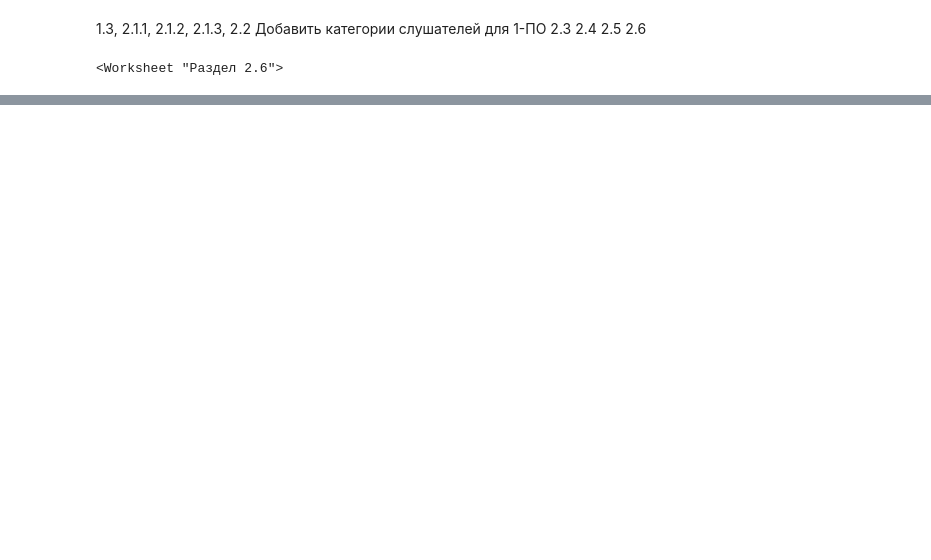
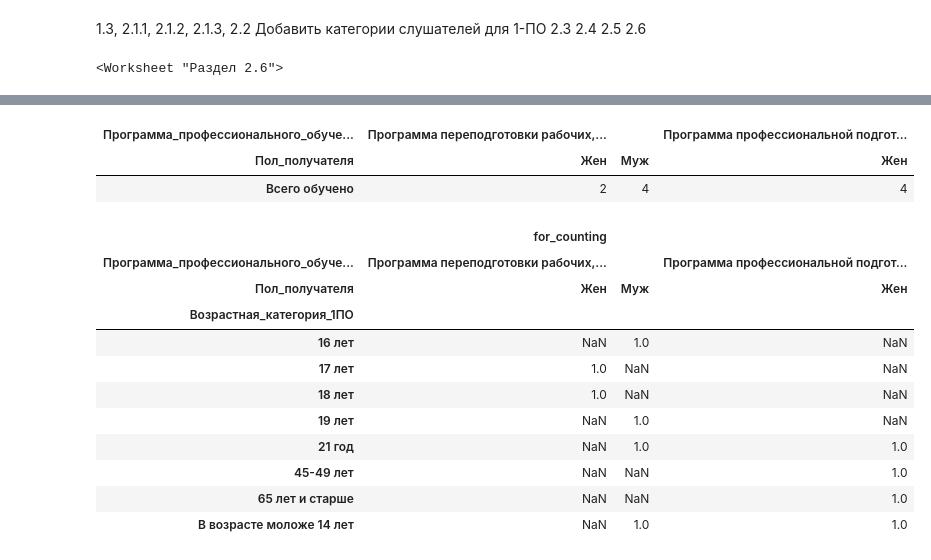
Before and after one commit to t0r1n88/Lindy, a Jupyter notebook: report_1PO.ipynb, the cells around one changed output, grey strips where cells are left out. Cells and saved outputs as stored; diff of their text form; code cells hidden in the pictures; blank space fills up the shorter version.

```diff
--- a/report_1PO.ipynb
+++ b/report_1PO.ipynb
@@ -93,3 +93,7 @@ for r in dataframe_to_rows(df_2_5_out,index =True,header=True):
 wb['Раздел 2.5'].column_dimensions['A'].width = 50
 wb['Раздел 2.5'].column_dimensions['B'].width = 50
 wb['Раздел 2.5'].column_dimensions['F'].width = 50
+# %%
+# Создаем раздел 2.6
+df_po_2_6 = df_po.copy()
+df_po_2_6['for_counting'] = 1
@@ -95,0 +106,27 @@ wb['Раздел 2.5'].column_dimensions['F'].width = 50
+# %%
+df_po_2_6_all
+# %% [output]
+| Программа_профессионального_обуче... | Программа переподготовки рабочих,... |  | Программа профессиональной подгот... |
+| Пол_получателя | Жен | Муж | Жен |
+| Всего обучено | 2 | 4 | 4 |
+# %%
+# Считаем распределение по возрастам
+df_po_2_6_by_age = pd.pivot_table(df_po_2_6,index=['Возрастная_категория_1ПО'],
+                                 columns=['Программа_профессионального_обучения_направление_подготовки','Пол_получателя'],
+                                 values=['for_counting'],
+                                 aggfunc='sum')
+# %%
+df_po_2_6_by_age
+# %% [output]
+|  | for_counting |  |  |
+| Программа_профессионального_обуче... | Программа переподготовки рабочих,... |  | Программа профессиональной подгот... |
+| Пол_получателя | Жен | Муж | Жен |
+| Возрастная_категория_1ПО |  |  |  |
+| 16 лет | NaN | 1.0 | NaN |
+| 17 лет | 1.0 | NaN | NaN |
+| 18 лет | 1.0 | NaN | NaN |
+| 19 лет | NaN | 1.0 | NaN |
+| 21 год | NaN | 1.0 | 1.0 |
+| 45-49 лет | NaN | NaN | 1.0 |
+| 65 лет и старше | NaN | NaN | 1.0 |
+| В возрасте моложе 14 лет | NaN | 1.0 | 1.0 |
```
Also changed, not shown: parts of 7 cells of this notebook.
